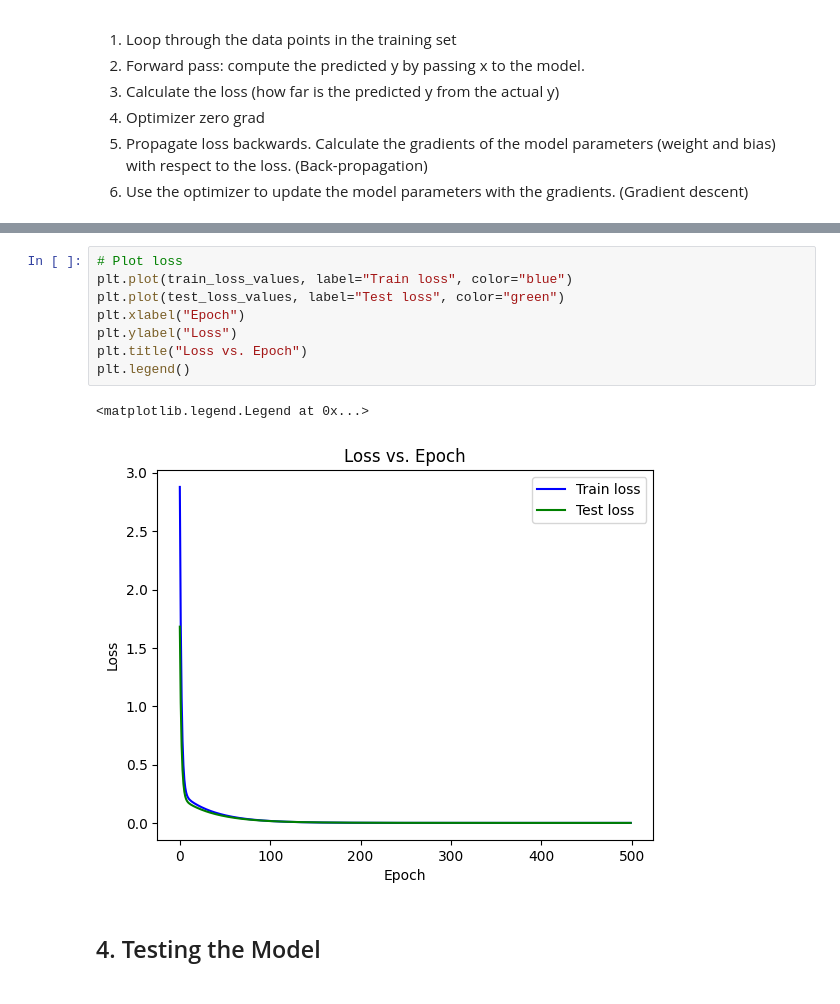
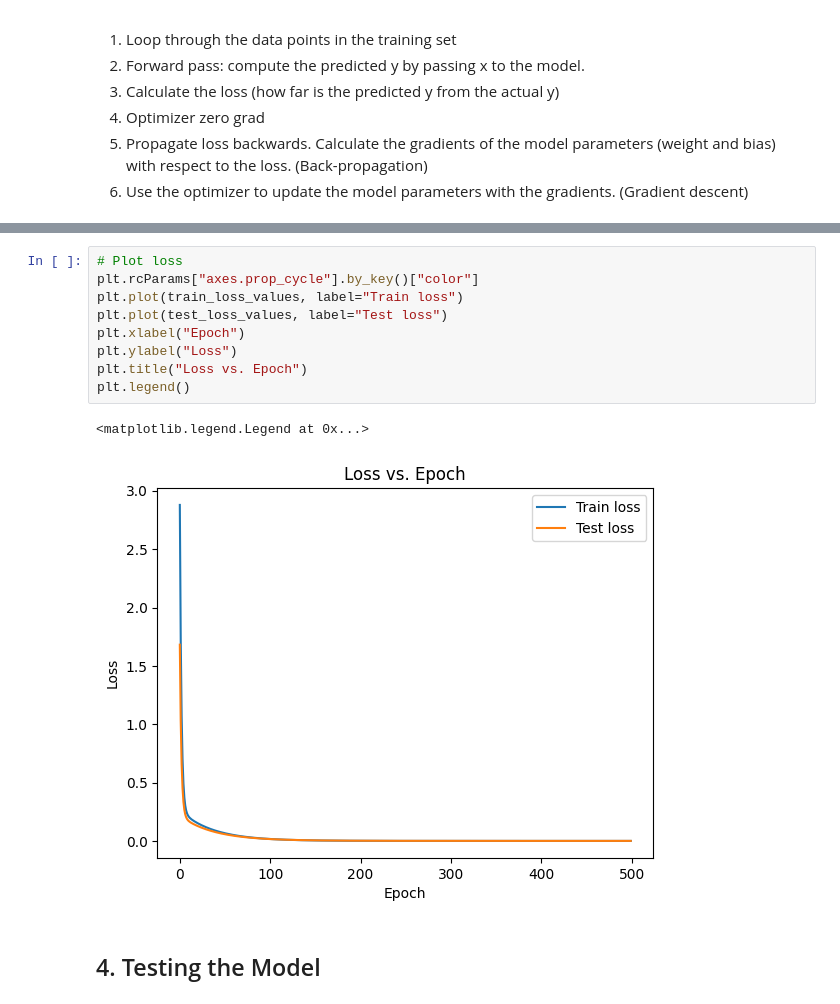
Before and after one commit to Adi-UA/pytorch-course, a Jupyter notebook: 01_pytorch_workflow.ipynb, the cells around one changed output, grey strips where cells are left out. Drawn from its saved outputs; the diff is of its cells as text.

```diff
--- a/01_pytorch_workflow.ipynb
+++ b/01_pytorch_workflow.ipynb
@@ -307,14 +309,15 @@ Epoch 490 | Train loss = 0.0024 | Test loss = 0.0026
 # %%
 # Plot loss
-plt.plot(train_loss_values, label="Train loss", color="blue")
-plt.plot(test_loss_values, label="Test loss", color="green")
+plt.rcParams["axes.prop_cycle"].by_key()["color"]
+plt.plot(train_loss_values, label="Train loss")
+plt.plot(test_loss_values, label="Test loss")
 plt.xlabel("Epoch")
 plt.ylabel("Loss")
 plt.title("Loss vs. Epoch")
 plt.legend()
 # %% [output]
 <matplotlib.legend.Legend at 0x...>
-[figure, old version]
+[figure, new version]
 # %% [markdown]
 ## 4. Testing the Model
 # %%
```
Also changed, not shown: parts of 6 cells of this notebook.
